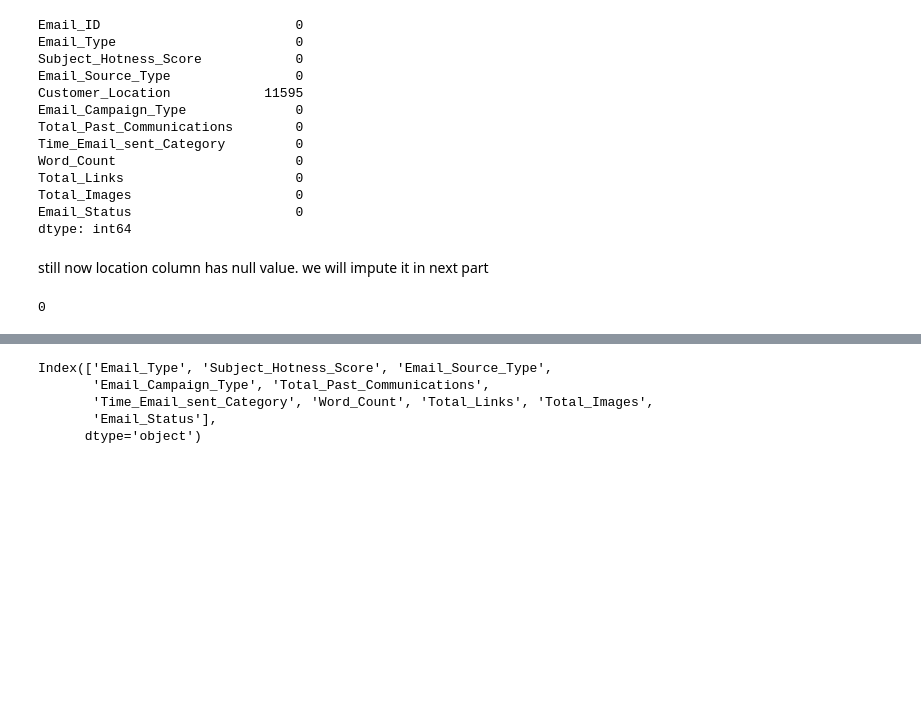
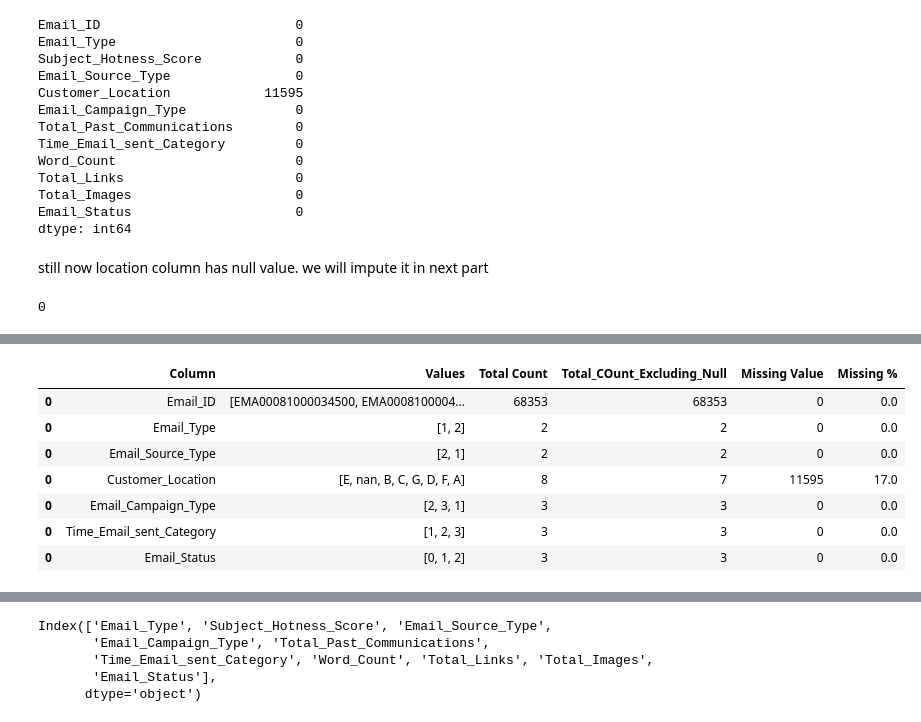
Before and after one commit to renukagore107/CAPSTONE-PROJECT-3--CLASSIFICATION, a Jupyter notebook: classification_data_email.ipynb, the cells around one changed output, grey strips where cells are left out. Saved outputs shown, nothing was run; the diff lists cells and outputs as text; code cells hidden in the pictures; blank space fills up the shorter version.

```diff
--- a/classification_data_email.ipynb
+++ b/classification_data_email.ipynb
@@ -238,0 +250,7 @@ email_df.duplicated().sum()
+# %%
+#Analysis of Categorical data
+#creating new dataframe of only categorical columns
+ds_cat = email_df.select_dtypes(include =['object','int']).copy()
+#dropping Word_Count because it's numeric data
+ds_cat.drop('Word_Count',axis=1,inplace=True)
+ds_cat.head()
@@ -238,0 +264,24 @@ email_df.duplicated().sum()
+# %%
+ds_cat_stats = pd.DataFrame(columns = ['Column', 'Values', 'Total Count', 'Total_COunt_Excluding_Null',
+                                       'Missing Value', 'Missing %'])
+tmp = pd.DataFrame()
+
+for c in ds_cat.columns:
+    tmp['Column'] = [c]
+    tmp['Values'] = [ds_cat[c].unique()]
+    tmp['Total Count'] = len(list(ds_cat[c].unique()))
+    tmp['Total_COunt_Excluding_Null'] = int(ds_cat[c].nunique())
+    tmp['Missing Value'] = ds_cat[c].isnull().sum()
+    tmp['Missing %'] = (ds_cat[c].isnull().sum()/ len(ds_cat)).round(3)*100
+    ds_cat_stats = ds_cat_stats.append(tmp)
+
+ds_cat_stats
+# %% [output]
+|  | Column | Values | Total Count | Total_COunt_Excluding_Null | Missing Value | Missing % |
+| 0 | Email_ID | [EMA00081000034500, EMA0008100004... | 68353 | 68353 | 0 | 0.0 |
+| 0 | Email_Type | [1, 2] | 2 | 2 | 0 | 0.0 |
+| 0 | Email_Source_Type | [2, 1] | 2 | 2 | 0 | 0.0 |
+| 0 | Customer_Location | [E, nan, B, C, G, D, F, A] | 8 | 7 | 11595 | 17.0 |
+| 0 | Email_Campaign_Type | [2, 3, 1] | 3 | 3 | 0 | 0.0 |
+| 0 | Time_Email_sent_Category | [1, 2, 3] | 3 | 3 | 0 | 0.0 |
+| 0 | Email_Status | [0, 1, 2] | 3 | 3 | 0 | 0.0 |
```
Also changed, not shown: parts of 9 cells of this notebook.
